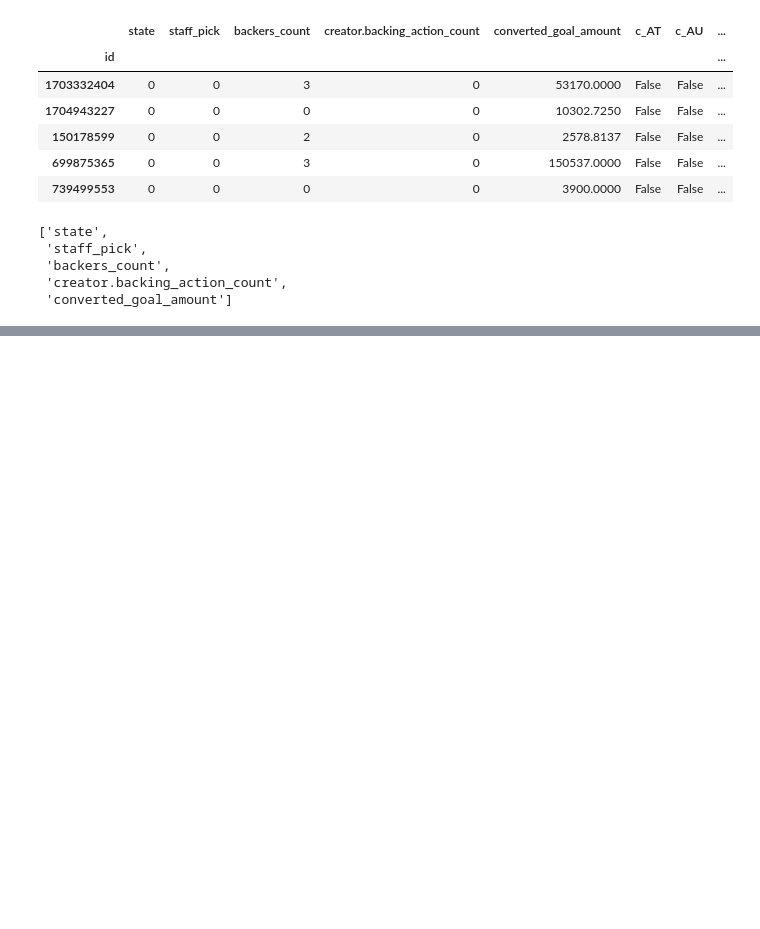
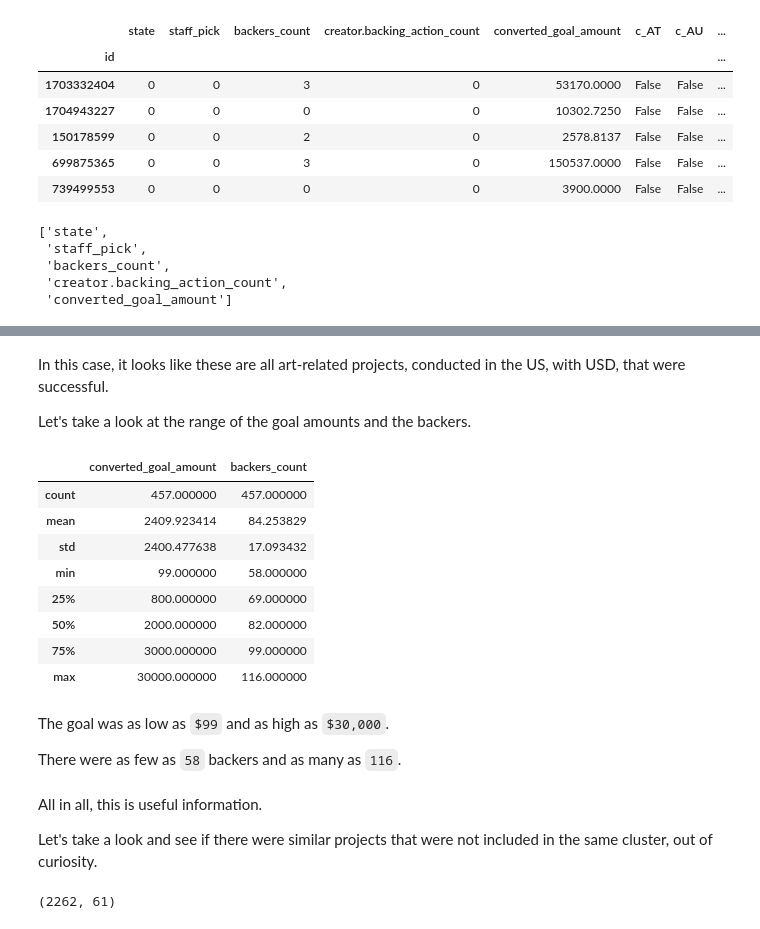
Before and after one commit to blue-santa/kickstarter-campaign-analysis, a Jupyter notebook: project-files/04-05-pre-processing-training-modeling/04-05-kickstarter-process-train-model.ipynb, the cells around one changed output, grey strips where cells are left out. Saved outputs shown, nothing was run; the diff lists cells and outputs as text; code cells hidden in the pictures; blank space fills up the shorter version.

```diff
--- a/project-files/04-05-pre-processing-training-modeling/04-05-kickstarter-process-train-model.ipynb
+++ b/project-files/04-05-pre-processing-training-modeling/04-05-kickstarter-process-train-model.ipynb
@@ -1062,0 +1075,2 @@ df_d[df_d['c_AT']].head()
+# %%
+pred_comic = clf.predict(df_pred)
@@ -1062,0 +1255,29 @@ df_d[df_d['c_AT']].head()
+# %% [markdown]
+In this case, it looks like these are all art-related projects, conducted in the US, with USD, that were successful.
+
+Let's take a look at the range of the goal amounts and the backers.
+# %%
+temp_df[['converted_goal_amount', 'backers_count']].describe()
+# %% [output]
+|  | converted_goal_amount | backers_count |
+| count | 457.000000 | 457.000000 |
+| mean | 2409.923414 | 84.253829 |
+| std | 2400.477638 | 17.093432 |
+| min | 99.000000 | 58.000000 |
+| 25% | 800.000000 | 69.000000 |
+| 50% | 2000.000000 | 82.000000 |
+| 75% | 3000.000000 | 99.000000 |
+| max | 30000.000000 | 116.000000 |
+# %% [markdown]
+The goal was as low as `$99` and as high as `$30,000`.
+
+There were as few as `58` backers and as many as `116`.
+# %% [markdown]
+All in all, this is useful information.
+
+Let's take a look and see if there were similar projects that were not included in the same cluster, out of curiosity.
+# %%
+secondary_df = df_d[(df_d['cluster'] != 1949) & (df_d['state'] == 1) & (df_d['c_3.0'] == 1) & (df_d['c_USD'] == 1) & (df_d['c_US'] == 1)]
+secondary_df.shape
+# %% [output]
+(2262, 61)
```
Also changed, not shown: parts of 64 cells of this notebook.
